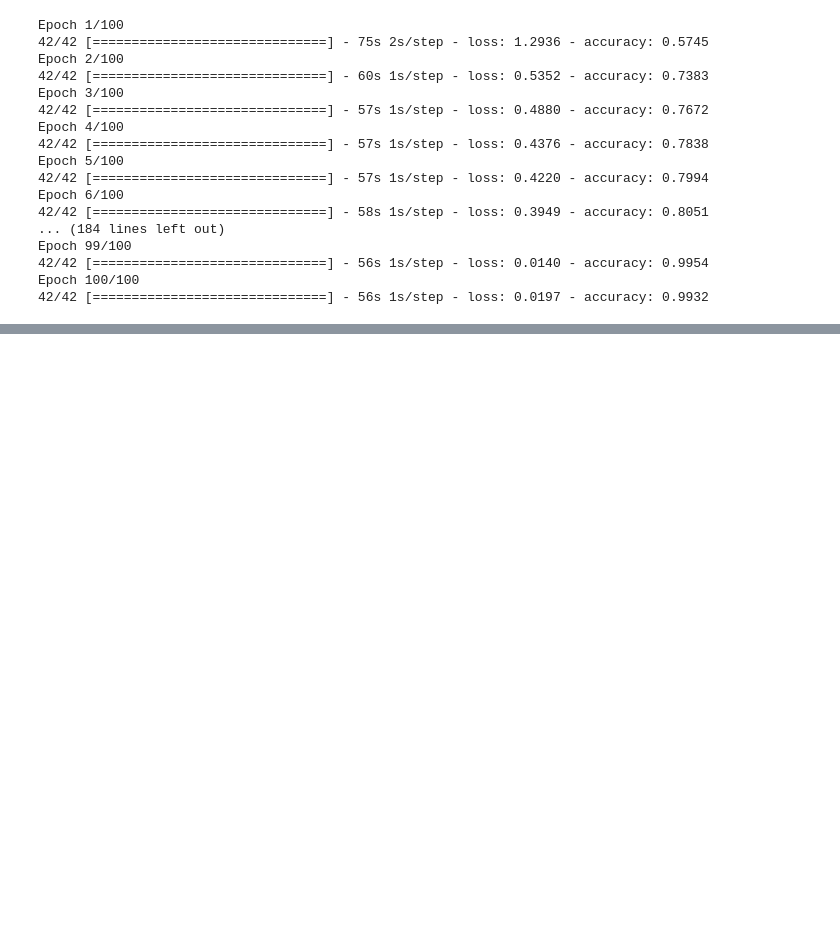
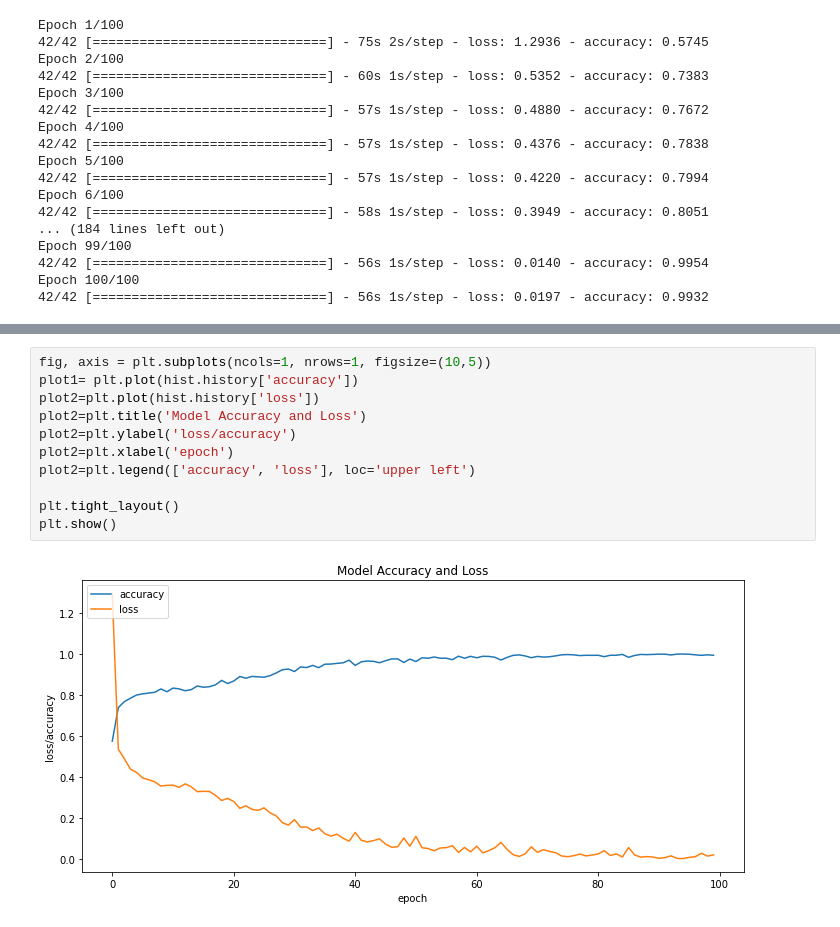
Before and after one commit to samtuleen/skin-cancer-image-classification, a Jupyter notebook: notebookf.ipynb, the cells around one changed output, grey strips where cells are left out. Drawn from its saved outputs; the diff is of its cells as text; blank space fills up the shorter version.

```diff
--- a/notebookf.ipynb
+++ b/notebookf.ipynb
@@ -862,0 +872,13 @@ Epoch 100/100
+# %%
+fig, axis = plt.subplots(ncols=1, nrows=1, figsize=(10,5))
+plot1= plt.plot(hist.history['accuracy'])
+plot2=plt.plot(hist.history['loss'])
+plot2=plt.title('Model Accuracy and Loss')
+plot2=plt.ylabel('loss/accuracy')
+plot2=plt.xlabel('epoch')
+plot2=plt.legend(['accuracy', 'loss'], loc='upper left')
+
+plt.tight_layout()
+plt.show()
+# %% [output]
+[figure, added]
```
Also changed, not shown: parts of 2 cells of this notebook.
